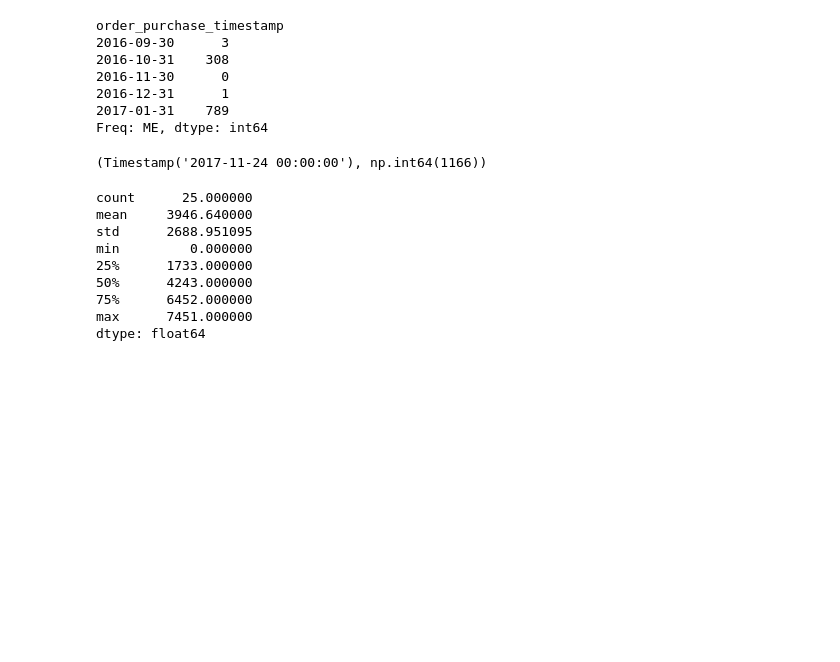
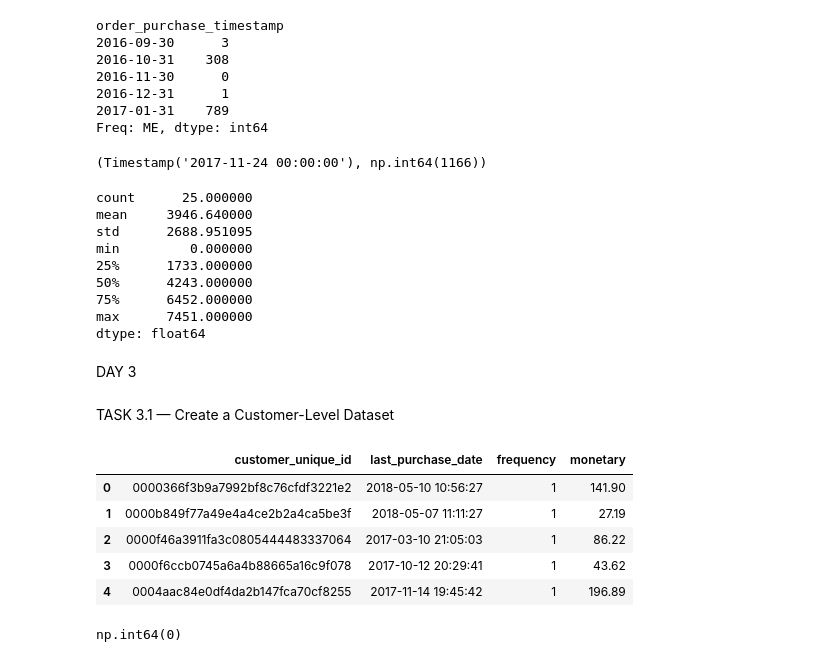
Before and after one commit to abhishek-shukla7/Brazilian-E-Commerce-by-Olist-analysis, a Jupyter notebook: Brazilian.ipynb, the cells around one changed output. Saved outputs shown, nothing was run; the diff lists cells and outputs as text; code cells hidden in the pictures; blank space fills up the shorter version.

```diff
--- a/Brazilian.ipynb
+++ b/Brazilian.ipynb
@@ -577,3 +577,40 @@ orders_weekly.to_csv(
 orders_monthly.to_csv(
     r"C:\Data_analysis_py\Brazilian-E-Commerce-Public-Dataset-by-Olist\output\orders_monthly.csv"
 )
+# %% [markdown]
+DAY 3
+# %% [markdown]
+TASK 3.1 — Create a Customer-Level Dataset
+# %%
+rfm_base=df_day2[[
+                 "customer_unique_id",
+                 "order_id",
+                 "order_purchase_timestamp",
+                 "total_payment_value"
+                 ]
+
+].dropna(subset=["customer_unique_id"])
+# %%
+customer_df=(
+    rfm_base
+    .groupby("customer_unique_id",as_index=False)
+    .agg(
+        last_purchase_date=("order_purchase_timestamp","max"),
+        frequency=("order_id","nunique"),
+        monetary=("total_payment_value","sum")
+    )
+)
+# %%
+customer_df.shape
+customer_df.head()
+# %% [output]
+|  | customer_unique_id | last_purchase_date | frequency | monetary |
+| 0 | 0000366f3b9a7992bf8c76cfdf3221e2 | 2018-05-10 10:56:27 | 1 | 141.90 |
+| 1 | 0000b849f77a49e4a4ce2b2a4ca5be3f | 2018-05-07 11:11:27 | 1 | 27.19 |
+| 2 | 0000f46a3911fa3c0805444483337064 | 2017-03-10 21:05:03 | 1 | 86.22 |
+| 3 | 0000f6ccb0745a6a4b88665a16c9f078 | 2017-10-12 20:29:41 | 1 | 43.62 |
+| 4 | 0004aac84e0df4da2b147fca70cf8255 | 2017-11-14 19:45:42 | 1 | 196.89 |
+# %%
+customer_df["customer_unique_id"].duplicated().sum()
+# %% [output]
+np.int64(0)
```
Also changed, not shown: parts of 8 cells of this notebook.
